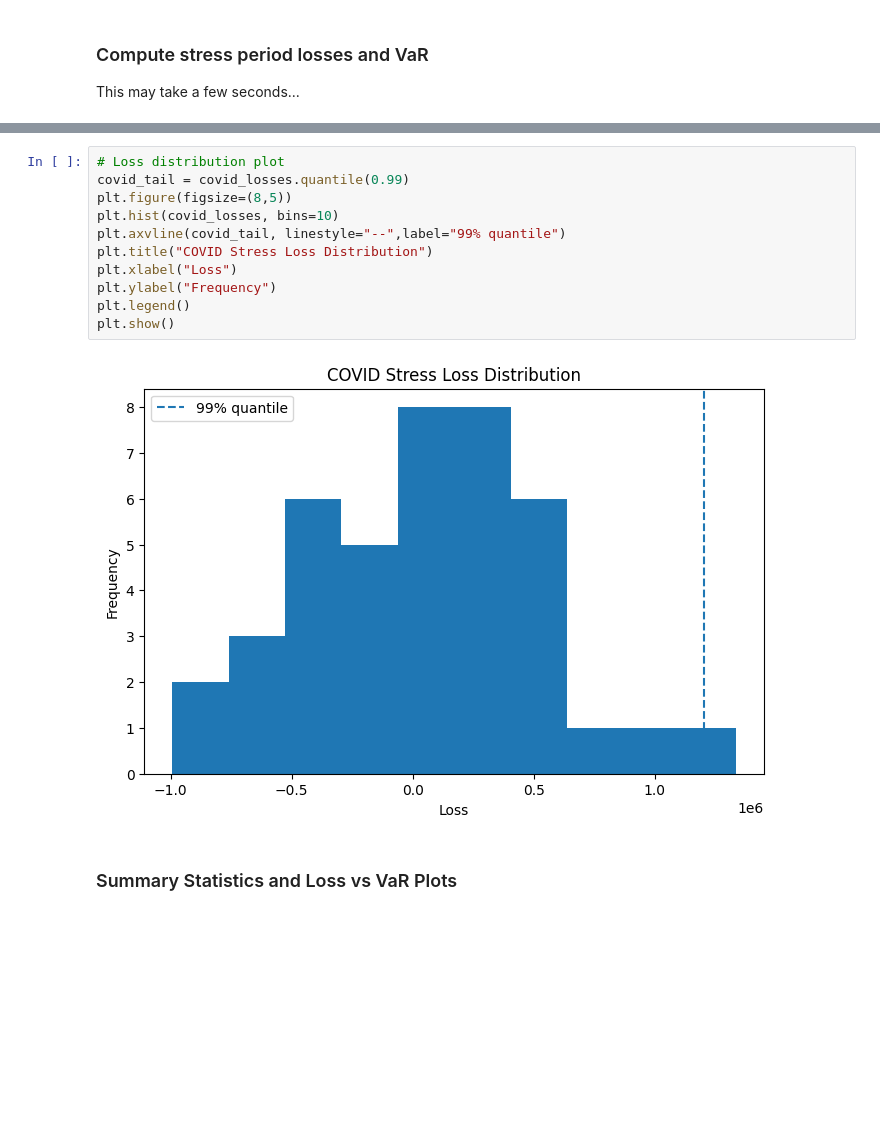
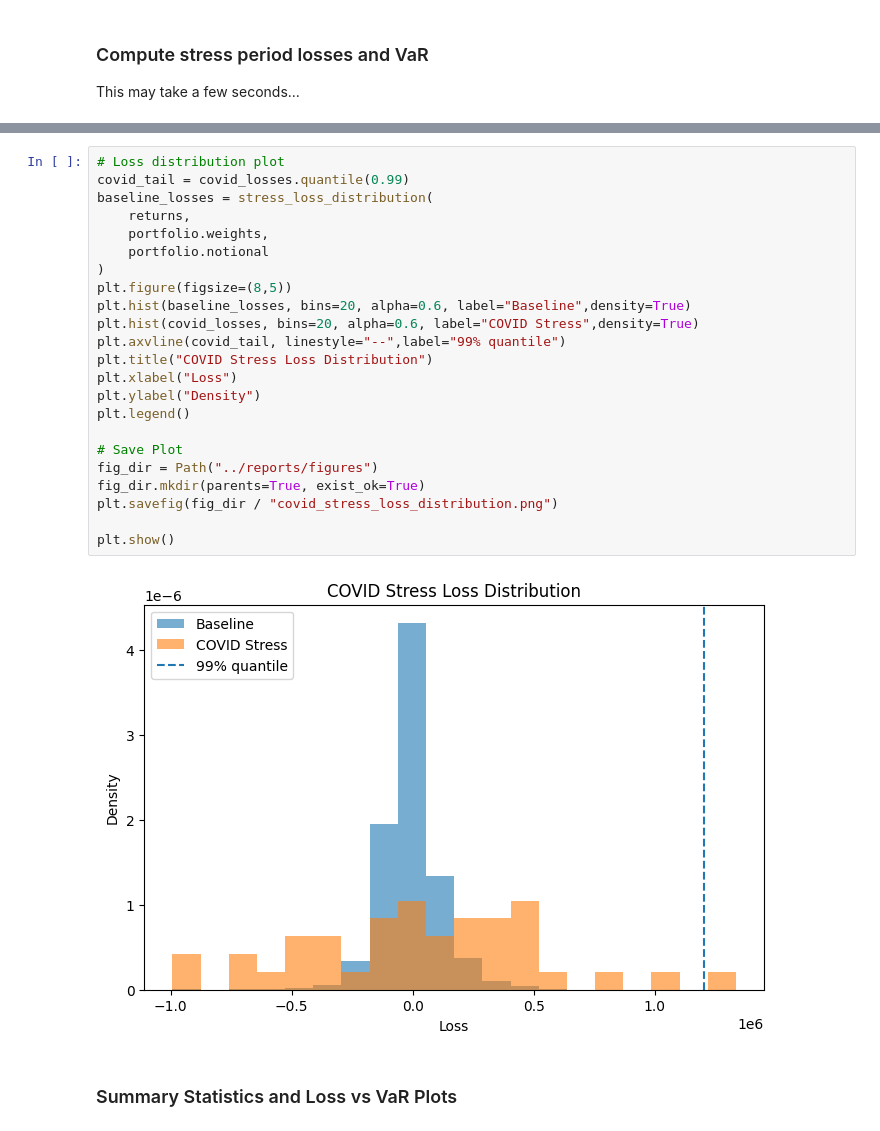
Before and after one commit to thomashjs/risk-capital-engine, a Jupyter notebook: notebooks/stress_testing.ipynb, the cells around one changed output, grey strips where cells are left out. Cells and saved outputs as stored; diff of their text form; blank space fills up the shorter version.

Commit message:
figures and report

```diff
--- a/notebooks/stress_testing.ipynb
+++ b/notebooks/stress_testing.ipynb
@@ -125,16 +112,28 @@ COVID Crisis VaR Parametric EWMA
 # %%
 # Loss distribution plot
 covid_tail = covid_losses.quantile(0.99)
+baseline_losses = stress_loss_distribution(
+    returns,
+    portfolio.weights,
+    portfolio.notional
+)
 plt.figure(figsize=(8,5))
-plt.hist(covid_losses, bins=10)
+plt.hist(baseline_losses, bins=20, alpha=0.6, label="Baseline",density=True)
+plt.hist(covid_losses, bins=20, alpha=0.6, label="COVID Stress",density=True)
 plt.axvline(covid_tail, linestyle="--",label="99% quantile")
 plt.title("COVID Stress Loss Distribution")
 plt.xlabel("Loss")
-plt.ylabel("Frequency")
+plt.ylabel("Density")
 plt.legend()
+
+# Save Plot
+fig_dir = Path("../reports/figures")
+fig_dir.mkdir(parents=True, exist_ok=True)
+plt.savefig(fig_dir / "covid_stress_loss_distribution.png")
+
 plt.show()
 # %% [output]
-[figure, old version]
+[figure, new version]
 # %% [markdown]
 ### Summary Statistics and Loss vs VaR Plots
 # %%
```
Also changed, not shown: parts of 8 cells of this notebook, 10 other files.
